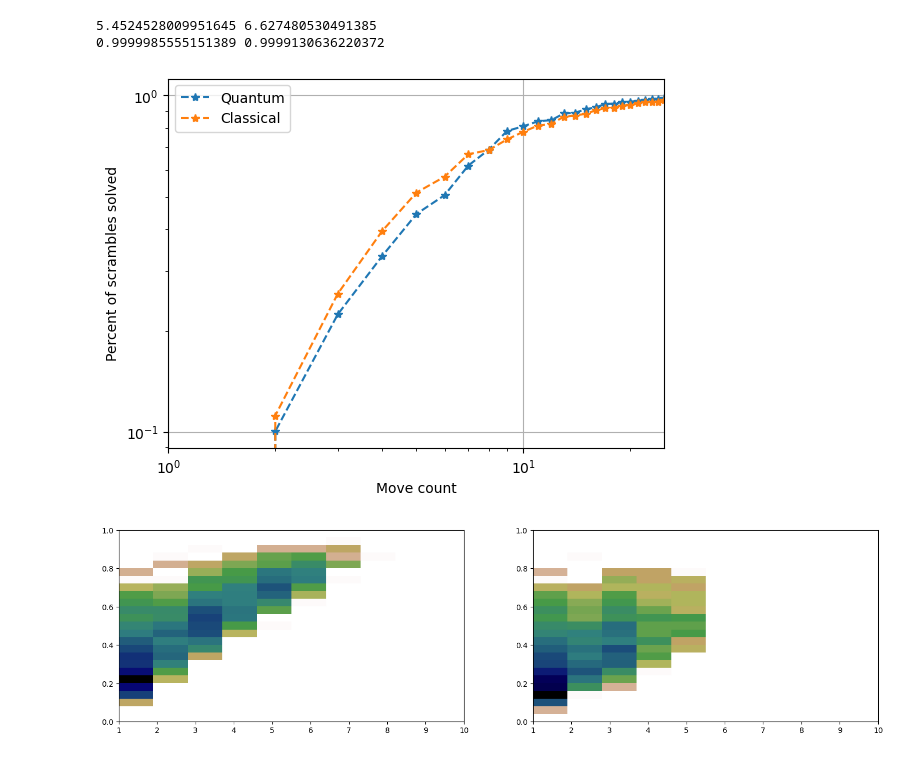
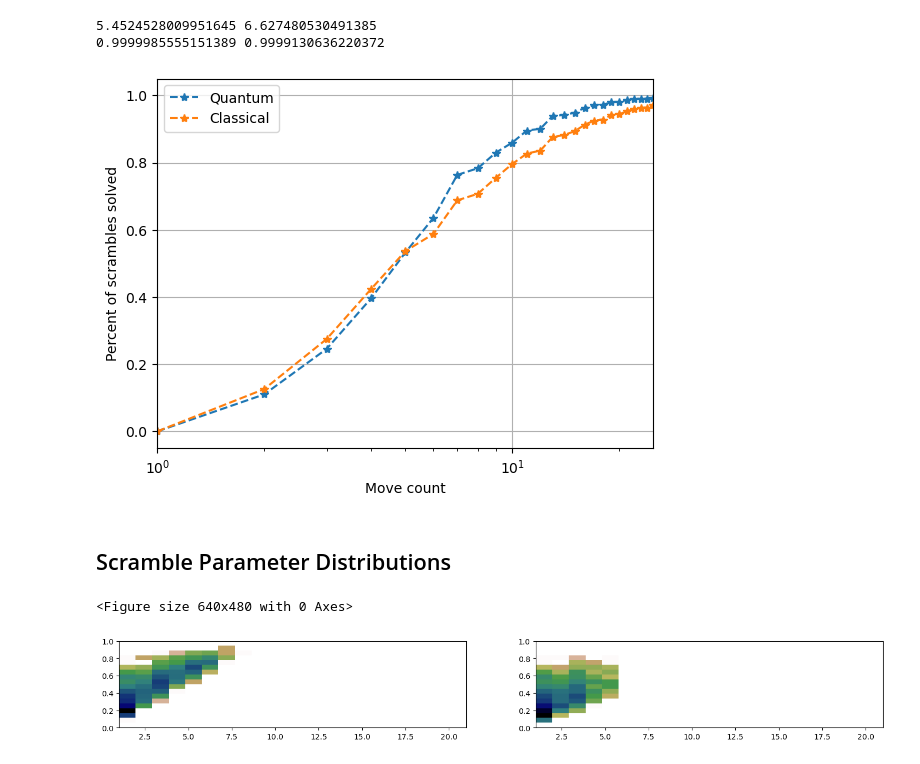
Before and after one commit to combes-group/Permutation_Puzzle, a Jupyter notebook: Permutation_Strategies.ipynb, the cells around one changed output. Saved outputs shown, nothing was run; the diff lists cells and outputs as text; code cells hidden in the pictures.

```diff
--- a/Permutation_Strategies.ipynb
+++ b/Permutation_Strategies.ipynb
@@ -438,12 +465,21 @@ dbfile = open('Data/ClassicalOptimal_WithSwaps_2000', 'rb')
 dataC = pickle.load(dbfile)
 dbfile.close()
 # %%
+
+#G(n|M,P)
 def conditionalGeo(n,M,P):
+    #Inputs:
+    #.     n: integer move counnt
+    #.     M: integer depth of optimal state
+    #      P: probability of sucess with optimal state
+    #Outputs:
+    #.     G(n|M,P)
     if (n/M == n//M):
         return (1-P)**(n//M-1)*P
     return 0
 
-def Prob(x,Z):
+def Prob(x,Mvals,Pvals,Z):
+    #Inputs
     psum = 0
     for i,m in enumerate(Mvals):
         for j,p in enumerate(Pvals):
@@ -452,13 +488,13 @@ def Prob(x,Z):
 # %%
 dfQ = pd.DataFrame({'M': dataQ[0],'P':dataQ[1]})
 dfC = pd.DataFrame({'M': dataC[0],'P':dataC[1]})
-depth = 20
+depth = 10
 Num_scrambles = len(dataQ[0])
 Costs = [1,1]
 # choosing number of bins according to Scott's Rule
 std = np.std(dataQ[1])
 N = int(np.round(Num_scrambles**(1/3)/(3.49*std)))
-#N = int(np.round(2*Num_scrambles**(1/3)))
+# Discretizing the sample space
 Mvals = np.linspace(Costs[1],depth*Costs[0]+Costs[1],depth*Costs[0]+1)
 Pvals = np.linspace(0,1,N)
 
@@ -466,7 +502,7 @@ dfQ = dfQ.sort_values(by=['M','P'])
 dfC = dfC.sort_values(by=['M','P'])
 countsQ = np.zeros([len(Pvals),depth+1])
 countsC = np.zeros([len(Pvals),depth+1])
-totalcounted = 0
+
 for j,M in enumerate(Mvals):
     margQ = dfQ.loc[dfQ['M']==M].get('P')
     margC = dfC.loc[dfC['M']==M].get('P')
@@ -487,10 +523,10 @@ distC = []
 meanQ = 0
 meanC = 0
 
-xvals = range(1,100)
-for x in xvals:
-    P_x_Q = Prob(x,ZQ)
-    P_x_C = Prob(x,ZC)
+nvals = range(1,100)
+for n in nvals:
+    P_x_Q = Prob(n,Mvals,Pvals,ZQ)
+    P_x_C = Prob(n,Mvals,Pvals,ZC)
     distQ.append(P_x_Q)
     distC.append(P_x_C)
     meanQ += x*P_x_Q
@@ -503,22 +539,26 @@ print(sum(distQ),sum(distC))
 # %%
 import matplotlib as mpl
 mpl.rcParams.update(mpl.rcParamsDefault)
-plt.loglog(xvals,[sum(distQ[0:n]) for n in range(len(distQ))],'--*')
+plt.clf()
+plt.semilogx(xvals,[sum(distQ[0:n]) for n in range(len(distQ))],'--*')
 plt.semilogx(xvals,[sum(distC[0:n]) for n in range(len(distC))],'--*')
 #plt.bar([x+.5 for x in xvals],distC,width=.4,)
 plt.xlim([1,25])
 #plt.plot([meanQ],[0.59],'o',color="blue")
 #plt.plot([meanC],[.67],'o',color="orange")
 plt.legend(["Quantum","Classical"])
 plt.ylabel("Percent of scrambles solved")
 plt.xlabel("Move count")
 plt.grid()
+plt.show()
 # plt.plot([np.median(dataQ[0]/dataQ[1]),np.median(dataQ[0]/dataQ[1])],[0,1])
 # plt.plot([0,10],[.5,.5])
 # plt.plot([np.median(dataC[0]/dataC[1]),np.median(dataC[0]/dataC[1])],[0,1])
 plt.savefig("./SolvingCDF_noswap.pdf",format="pdf")
 # %% [output]
-[figure, old version]
+[figure, new version]
+# %% [markdown]
+## Scramble Parameter Distributions
 # %%
 from matplotlib.colors import LogNorm
 fig, ax = plt.subplots(1,2,figsize=(18,6))
@@ -528,4 +568,5 @@ ax[1].imshow(ZC, cmap=plt.cm.gist_earth_r,
           extent=[1, depth+1, 0, 1],origin='lower',aspect = 5,norm=LogNorm())
 plt.show()
 # %% [output]
+<Figure size 640x480 with 0 Axes>
-[figure, old version]
+[figure, new version]
```
Also changed, not shown: parts of 10 cells of this notebook, 1 other file.
